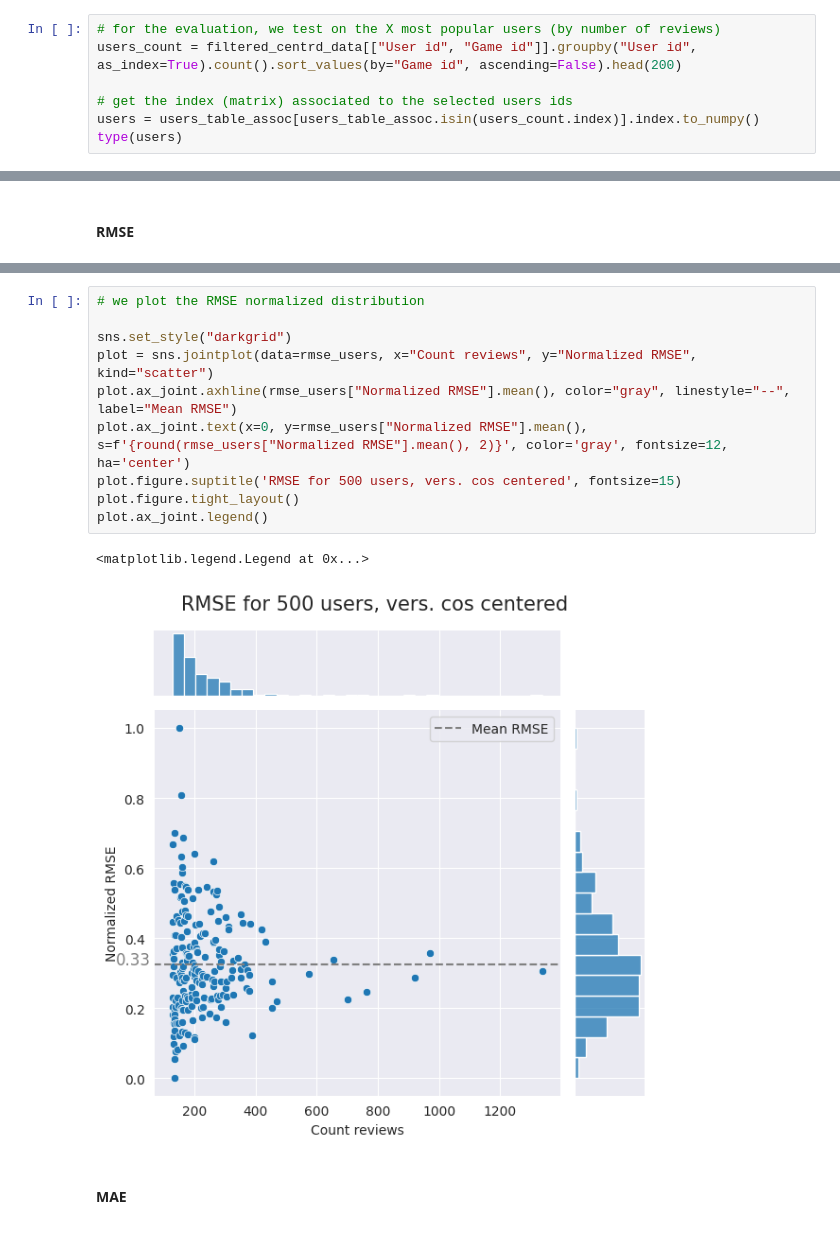
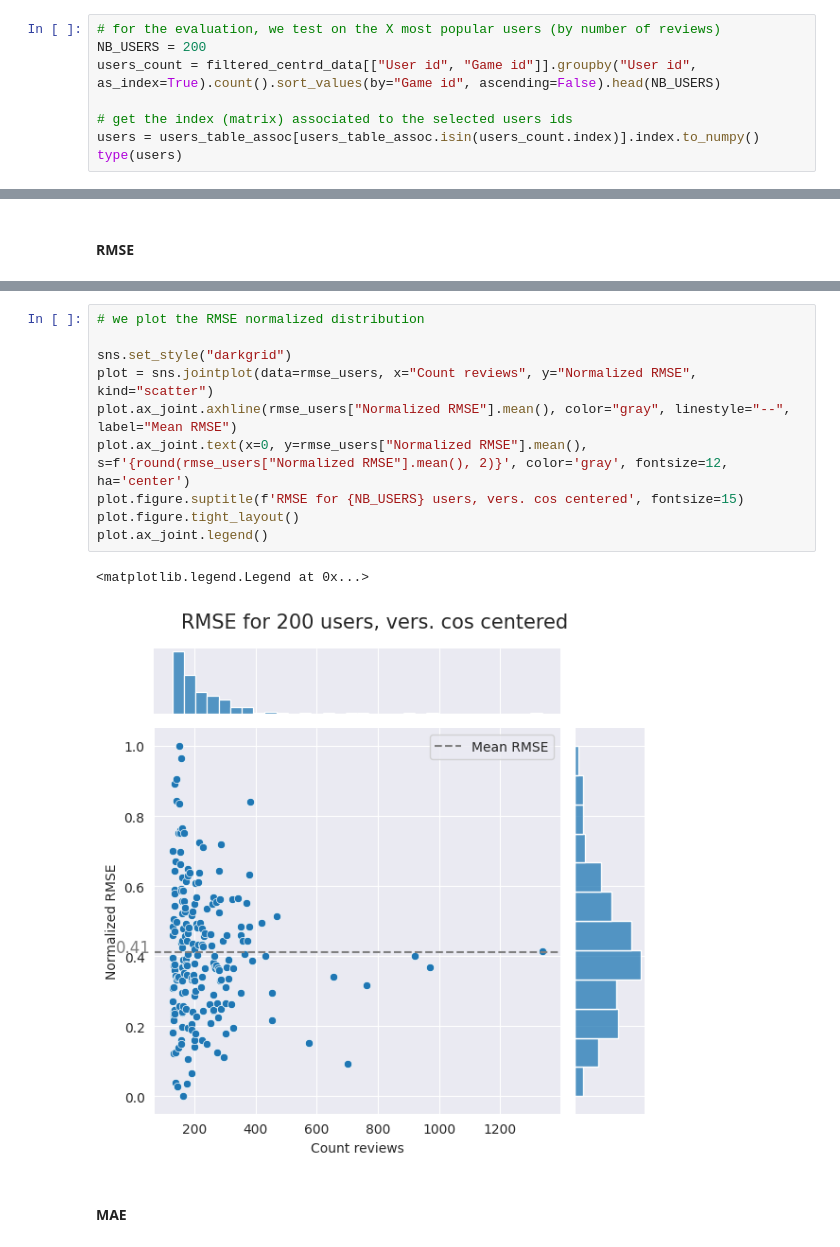
Before and after one commit to Franciline/Recommendation_system, a Jupyter notebook: centrered_cos_eval.ipynb, the cells around one changed output, grey strips where cells are left out. Drawn from its saved outputs; the diff is of its cells as text.

```diff
--- a/centrered_cos_eval.ipynb
+++ b/centrered_cos_eval.ipynb
@@ -68,6 +87,7 @@ array([0.        , 0.04441922, 0.09306476, ..., 1.86065469, 1.86281226,
 # %%
 # for the evaluation, we test on the X most popular users (by number of reviews)
-users_count = filtered_centrd_data[["User id", "Game id"]].groupby("User id", as_index=True).count().sort_values(by="Game id", ascending=False).head(200)
+NB_USERS = 200
+users_count = filtered_centrd_data[["User id", "Game id"]].groupby("User id", as_index=True).count().sort_values(by="Game id", ascending=False).head(NB_USERS)
 
 # get the index (matrix) associated to the selected users ids
 users = users_table_assoc[users_table_assoc.isin(users_count.index)].index.to_numpy()
@@ -155,15 +181,15 @@ rmse_users
 # %%
 # we plot the RMSE normalized distribution
 
 sns.set_style("darkgrid")
 plot = sns.jointplot(data=rmse_users, x="Count reviews", y="Normalized RMSE", kind="scatter")
 plot.ax_joint.axhline(rmse_users["Normalized RMSE"].mean(), color="gray", linestyle="--", label="Mean RMSE")
 plot.ax_joint.text(x=0, y=rmse_users["Normalized RMSE"].mean(), s=f'{round(rmse_users["Normalized RMSE"].mean(), 2)}', color='gray', fontsize=12, ha='center')
-plot.figure.suptitle('RMSE for 500 users, vers. cos centered', fontsize=15)
+plot.figure.suptitle(f'RMSE for {NB_USERS} users, vers. cos centered', fontsize=15)
 plot.figure.tight_layout()
 plot.ax_joint.legend()
 # %% [output]
 <matplotlib.legend.Legend at 0x...>
-[figure, old version]
+[figure, new version]
 # %% [markdown]
 #### **MAE**
```
Also changed, not shown: parts of 12 cells of this notebook, 2 other files.
